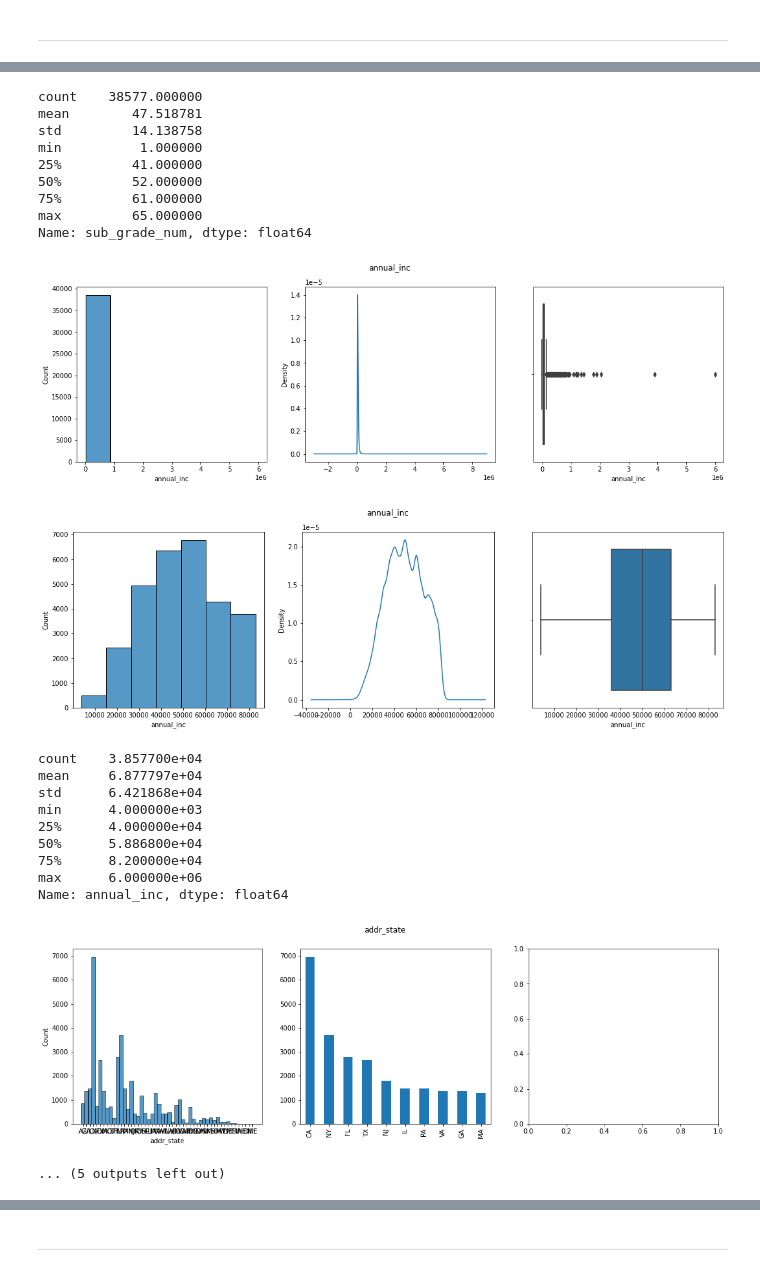
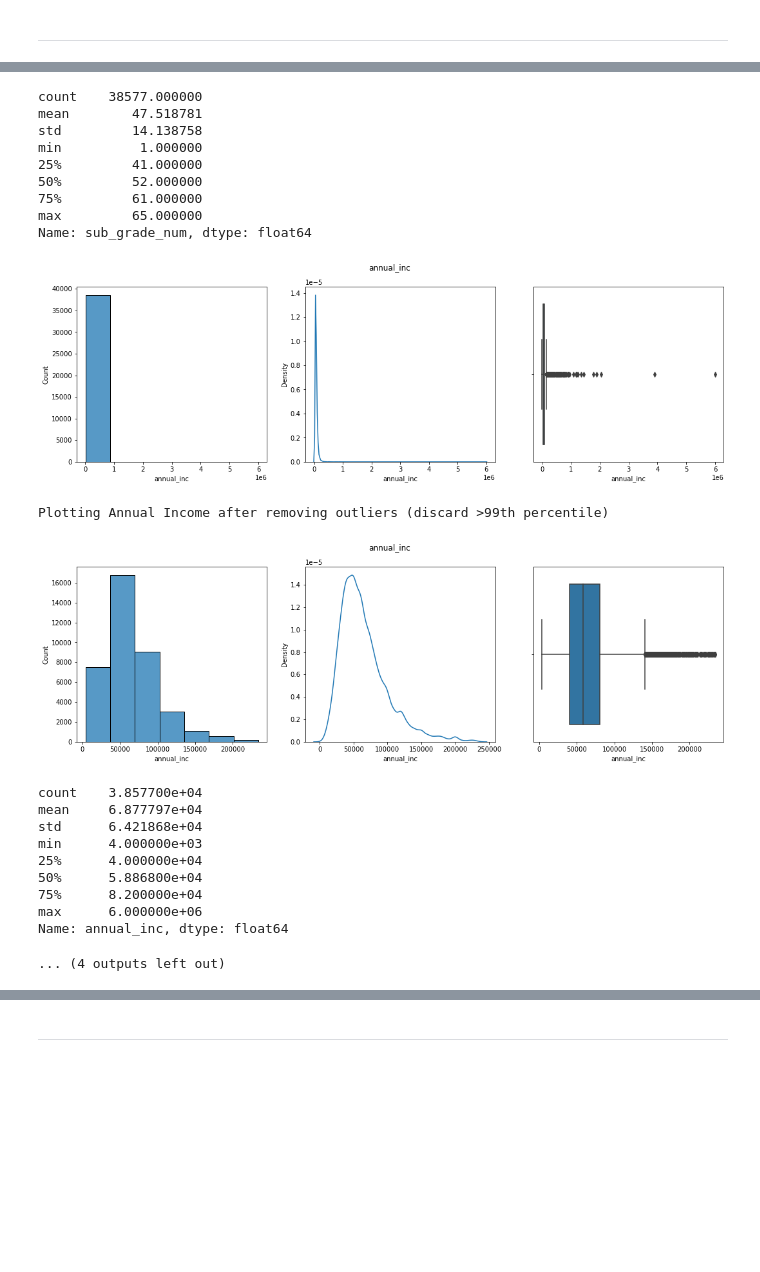
Before and after one commit to ayushxx7/EDA-LendingClubCaseStudy, a Jupyter notebook: LendingClubCaseStudy.ipynb, the cells around one changed output, grey strips where cells are left out. Saved outputs shown, nothing was run; the diff lists cells and outputs as text; code cells hidden in the pictures; blank space fills up the shorter version.

```diff
--- a/LendingClubCaseStudy.ipynb
+++ b/LendingClubCaseStudy.ipynb
@@ -186,3 +183,5 @@ However, we are not be imputing the values in this phase. We will do so later if
+# %%
+loan_df.drop(['mths_since_last_delinq'], axis=1, inplace=True)
 # %%
 loan_df.shape
 # %% [output]
@@ -624,7 +631,7 @@ loan_df['month'] = pd.DatetimeIndex(loan_df.issue_d).month
 # %%
 loan_df['year'] = pd.DatetimeIndex(loan_df.issue_d).year
 # %%
-loan_df['month_alpha'] = loan_df.month.astype('datetime64[M]').apply(lambda x: x.strftime('%b'))
+loan_df['month_alpha'] = loan_df.issue_d.apply(lambda x: x.strftime('%b'))
 # %%
 loan_df.head()
 # %% [output]
@@ -823,2 +892,0 @@ Name: zip_code, dtype: int64
-# %%
-loan_df.zip_code = loan_df.zip_code.apply(lambda x: str(x.replace('xx', '')))
@@ -1090,13 +1072,12 @@ def plot_large(loan_df, column):
         pass
     try:
         if column == 'dti':
-#             loan_df.dti.plot(kind='kde', ax=ax2)
             sns.kdeplot(x='dti', data=loan_df, ax=ax2)
         else:
             loan_df[column].value_counts()[0:10].plot(kind='bar', ax=ax2)
     except:
         try:
-            loan_df[column].plot(kind='kde', ax=ax2)
+            sns.kdeplot(x=column, data=loan_df, ax=ax2)
         except:
             pass
         pass
@@ -1118,8 +1097,8 @@ for column in col_large_unique:
     try:
         plot_large(loan_df, column)
         if column == 'annual_inc':
-#             plot_large(loan_df, column)
-            plot_large(loan_df[loan_df['annual_inc']<83000], column)
+            print('Plotting Annual Income after removing outliers (discard >99th percentile)')
+            plot_large(loan_df[loan_df['annual_inc']<loan_df['annual_inc'].quantile(q=0.99)], column)
             print(loan_df[column].describe())
         elif column == 'sub_grade':
             print(loan_df['sub_grade_num'].describe())
@@ -1159,35 +1138,35 @@ Name: int_rate, dtype: float64
 count    38577.000000
 mean       322.466318
 std        208.639215
 min         15.690000
 25%        165.740000
 50%        277.860000
 75%        425.550000
 max       1305.190000
 Name: installment, dtype: float64
 [figure]
 count    38577.000000
 mean        47.518781
 std         14.138758
 min          1.000000
 25%         41.000000
 50%         52.000000
 75%         61.000000
 max         65.000000
 Name: sub_grade_num, dtype: float64
-[figure, old version]
+[figure, new version]
+Plotting Annual Income after removing outliers (discard >99th percentile)
-[figure, old version]
+[figure, new version]
-count    3.857700e+04
-mean     6.877797e+04
-std      6.421868e+04
-min      4.000000e+03
-25%      4.000000e+04
-50%      5.886800e+04
-75%      8.200000e+04
-max      6.000000e+06
-Name: annual_inc, dtype: float64
-[figure, removed]
-... (5 outputs left out)
+count    3.857700e+04
+mean     6.877797e+04
+std      6.421868e+04
+min      4.000000e+03
+25%      4.000000e+04
+50%      5.886800e+04
+75%      8.200000e+04
+max      6.000000e+06
+Name: annual_inc, dtype: float64
+... (4 outputs left out)
 # %% [markdown]
 ### Observation from features that have more than 14 distinct values
 #### Loan Amount
```
Also changed, not shown: parts of 84 cells of this notebook.
